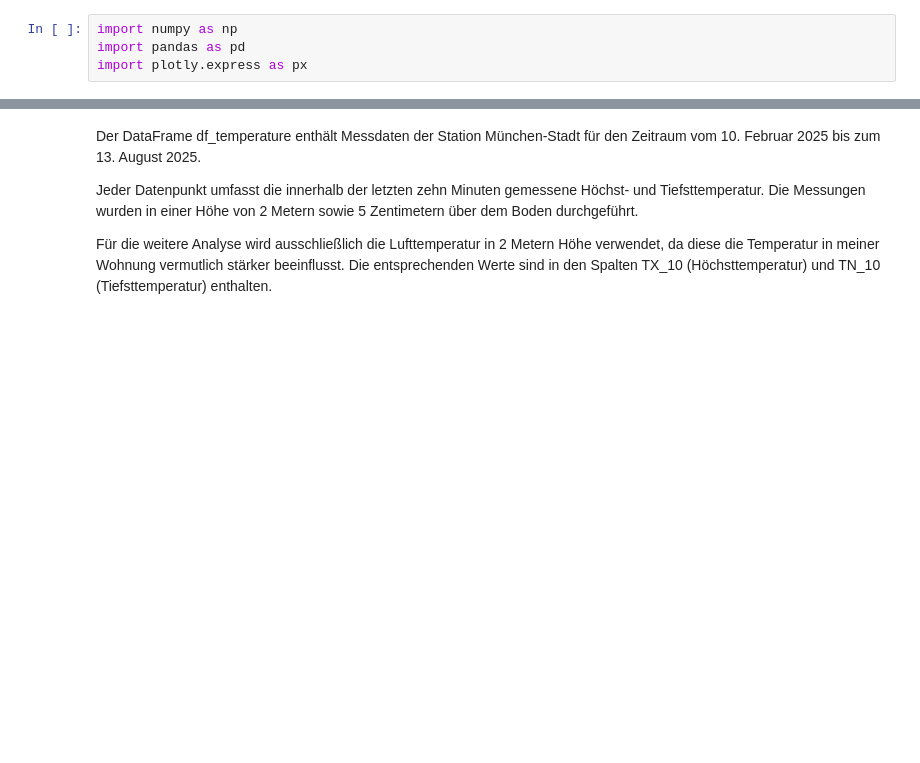
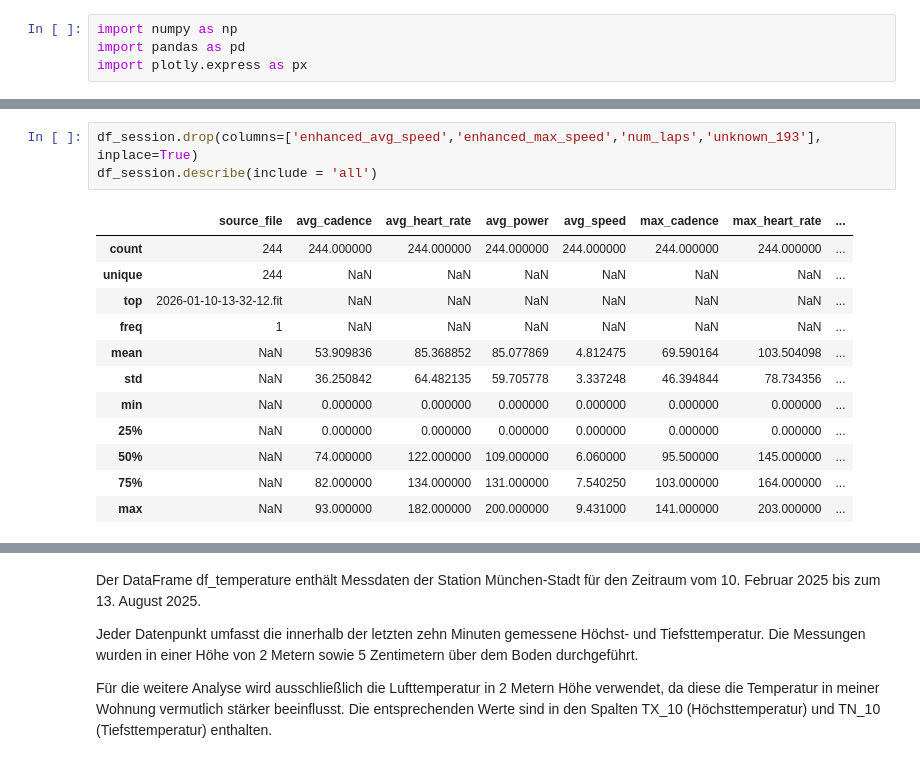
Before and after one commit to MoeHome/data_analysis_project, a Jupyter notebook: clean_and_join_data.ipynb, the cells around one changed output, grey strips where cells are left out. Cells and saved outputs as stored; diff of their text form; blank space fills up the shorter version.

```diff
--- a/clean_and_join_data.ipynb
+++ b/clean_and_join_data.ipynb
@@ -36,0 +68,16 @@ Length: 8, dtype: str
+# %%
+df_session.drop(columns=['enhanced_avg_speed','enhanced_max_speed','num_laps','unknown_193'], inplace=True)
+df_session.describe(include = 'all')
+# %% [output]
+|  | source_file | avg_cadence | avg_heart_rate | avg_power | avg_speed | max_cadence | max_heart_rate | ... |
+| count | 244 | 244.000000 | 244.000000 | 244.000000 | 244.000000 | 244.000000 | 244.000000 | ... |
+| unique | 244 | NaN | NaN | NaN | NaN | NaN | NaN | ... |
+| top | 2026-01-10-13-32-12.fit | NaN | NaN | NaN | NaN | NaN | NaN | ... |
+| freq | 1 | NaN | NaN | NaN | NaN | NaN | NaN | ... |
+| mean | NaN | 53.909836 | 85.368852 | 85.077869 | 4.812475 | 69.590164 | 103.504098 | ... |
+| std | NaN | 36.250842 | 64.482135 | 59.705778 | 3.337248 | 46.394844 | 78.734356 | ... |
+| min | NaN | 0.000000 | 0.000000 | 0.000000 | 0.000000 | 0.000000 | 0.000000 | ... |
+| 25% | NaN | 0.000000 | 0.000000 | 0.000000 | 0.000000 | 0.000000 | 0.000000 | ... |
+| 50% | NaN | 74.000000 | 122.000000 | 109.000000 | 6.060000 | 95.500000 | 145.000000 | ... |
+| 75% | NaN | 82.000000 | 134.000000 | 131.000000 | 7.540250 | 103.000000 | 164.000000 | ... |
+| max | NaN | 93.000000 | 182.000000 | 200.000000 | 9.431000 | 141.000000 | 203.000000 | ... |
```
Also changed, not shown: parts of 17 cells of this notebook, 1 other file.
